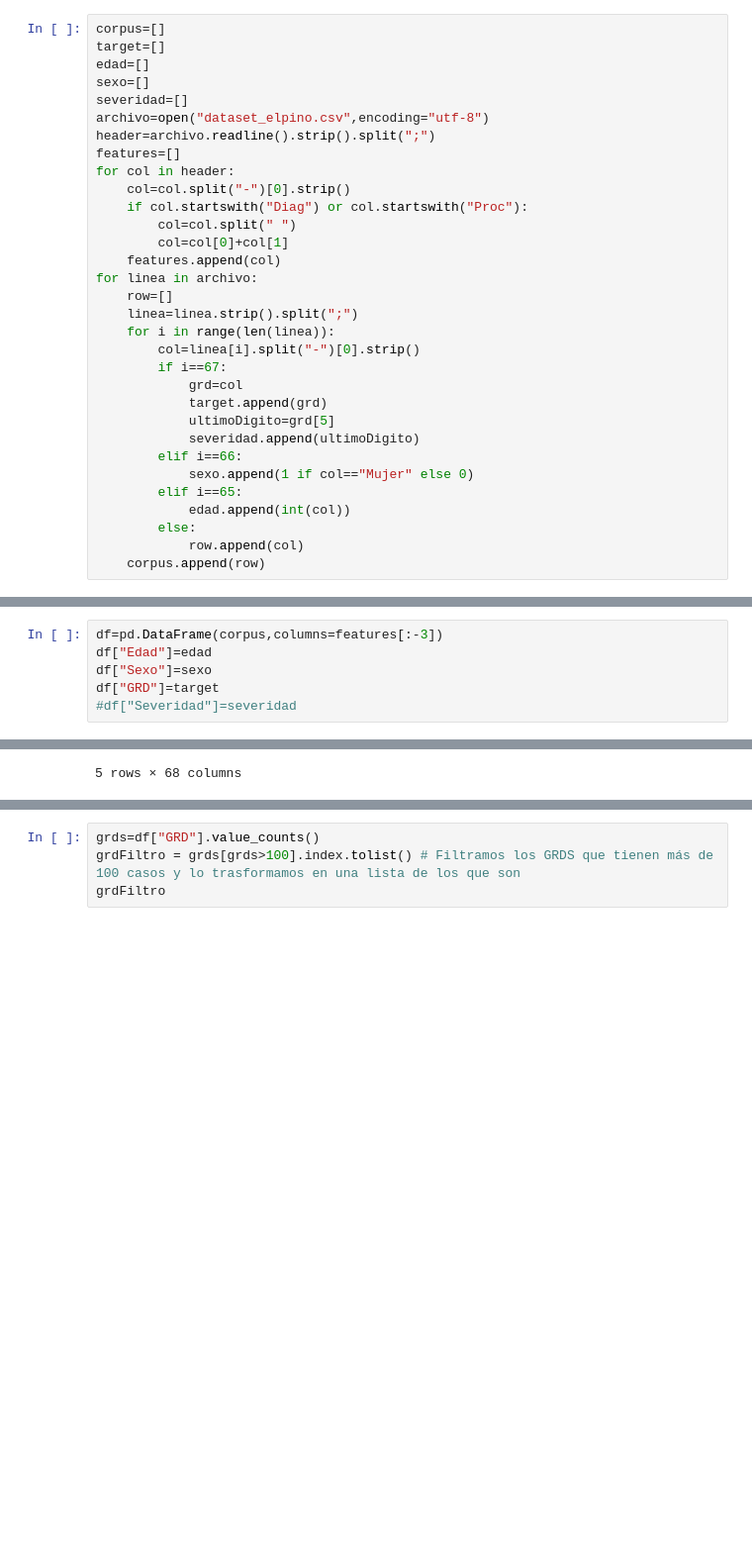
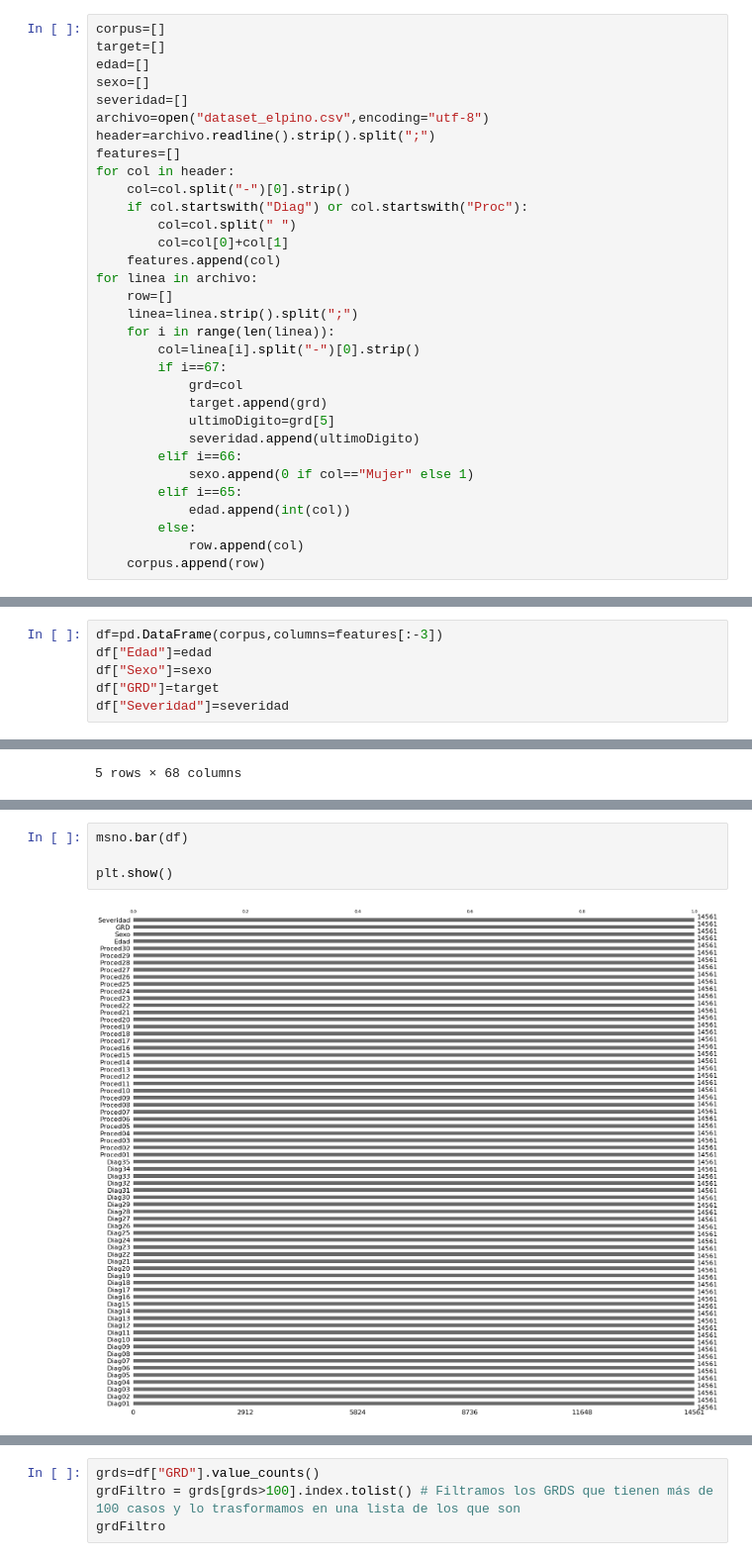
Before and after one commit to ains1622/MachineLearning, a Jupyter notebook: PredecirGRDs/GRD_predict.ipynb, the cells around one changed output, grey strips where cells are left out. Shown at 99% size. Drawn from its saved outputs; the diff is of its cells as text; blank space fills up the shorter version.

```diff
--- a/PredecirGRDs/GRD_predict.ipynb
+++ b/PredecirGRDs/GRD_predict.ipynb
@@ -40,7 +43,7 @@ for linea in archivo:
             ultimoDigito=grd[5]
             severidad.append(ultimoDigito)
         elif i==66:
-            sexo.append(1 if col=="Mujer" else 0)
+            sexo.append(0 if col=="Mujer" else 1)
         elif i==65:
             edad.append(int(col))
         else:
@@ -93,7 +96,7 @@ df=pd.DataFrame(corpus,columns=features[:-3])
 df["Edad"]=edad
 df["Sexo"]=sexo
 df["GRD"]=target
-#df["Severidad"]=severidad
+df["Severidad"]=severidad
 # %%
 df.info()
 # %% [output]
@@ -150,0 +156,6 @@ df.head()
+# %%
+msno.bar(df)
+
+plt.show()
+# %% [output]
+[figure, added]
```
Also changed, not shown: parts of 58 cells of this notebook, 3 other files.
